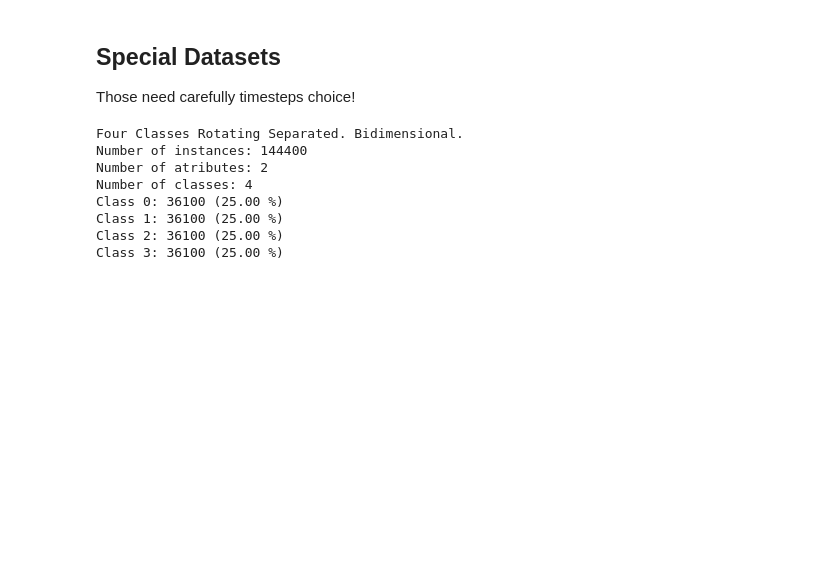
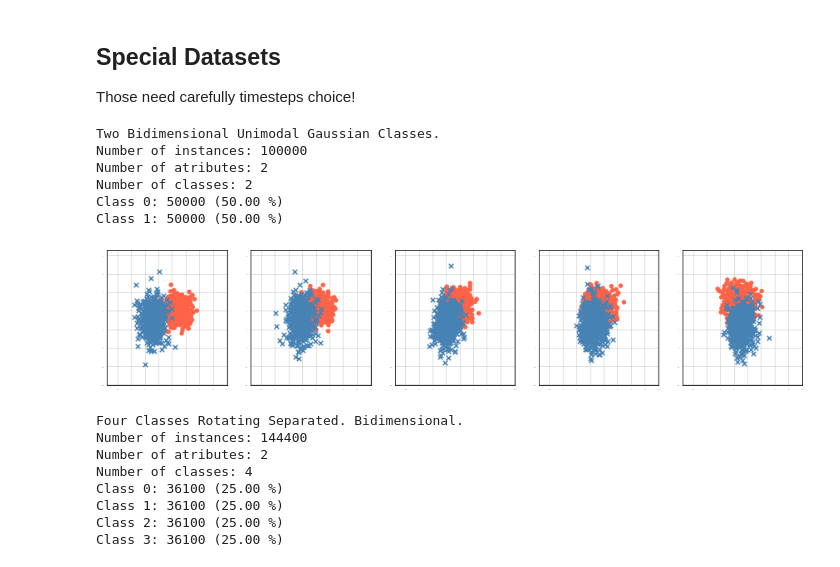
Before and after one commit to bruno-accioli/AMANDA, a Jupyter notebook: experiments/datasets_info.ipynb, the cells around one changed output. Drawn from its saved outputs; the diff is of its cells as text; code cells hidden in the pictures; blank space fills up the shorter version.

Commit message:
Added new experiments and fixed errors on dynamic excluding percentage  visualizations

```diff
--- a/experiments/datasets_info.ipynb
+++ b/experiments/datasets_info.ipynb
@@ -110,6 +110,47 @@ Class 3: 31250 (25.00 %)
 # %% [markdown]
 <h2>Special Datasets</h2>
 Those need carefully timesteps choice!
+# %%
+'''
+datasets = [setup.load4CR, setup.load4CRE_V1,
+            setup.load4CRE_V2, setup.load5CVT, setup.loadCSurr, setup.load4CE1CF, setup.loadUG_2C_2D, setup.loadMG_2C_2D,
+            setup.loadFG_2C_2D, setup.loadGEARS_2C_2D, setup.loadCheckerBoard]
+'''
+
+timeSteps=[60, 63, 65, 67, 70]
+
+
+dataValues, dataLabels, description = setup.loadUG_2C_2D(path, sep)
+
+print(description)
+
+classes = np.unique(dataLabels)
+numberOfClasses = len(classes)
+totalInstances = len(dataValues)
+
+print("Number of instances: {}".format(totalInstances))
+print("Number of atributes: {}".format(dataValues.shape[1]))
+print("Number of classes: {}".format(numberOfClasses))
+for c in classes:
+    intancesOfClass = CountOcurrence(dataLabels, c)
+    print("Class {:.0f}: {} ({:.2f} %)".format(c, intancesOfClass, RatioToPercent(intancesOfClass, totalInstances)))
+
+try:
+    plotFunctions.plotDistributionsTimesteps(dataValues, dataLabels, timeSteps=timeSteps,
+                                             numberOfBtaches=100, figsize =(15,3))
+except:
+    plt.close()
+    pass
+
+print("\n")
+# %% [output]
+Two Bidimensional Unimodal Gaussian Classes.
+Number of instances: 100000
+Number of atributes: 2
+Number of classes: 2
+Class 0: 50000 (50.00 %)
+Class 1: 50000 (50.00 %)
+[figure, added]
 # %%
 '''
 datasets = [setup.load4CR, setup.load4CRE_V1,
```
Also changed, not shown: 20 other files.
